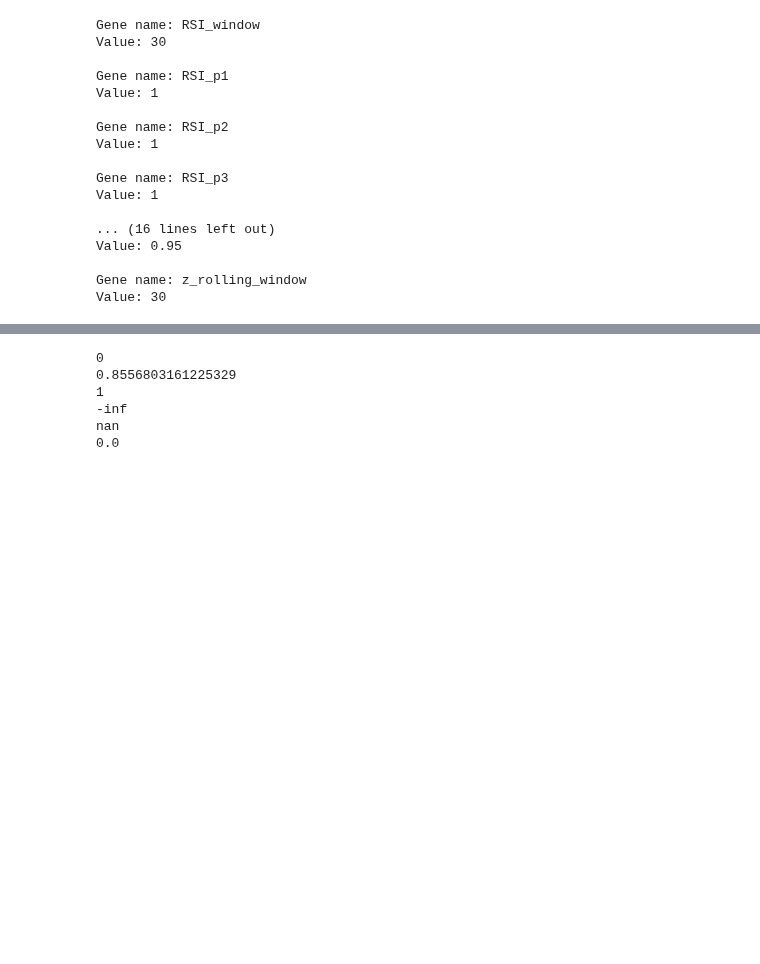
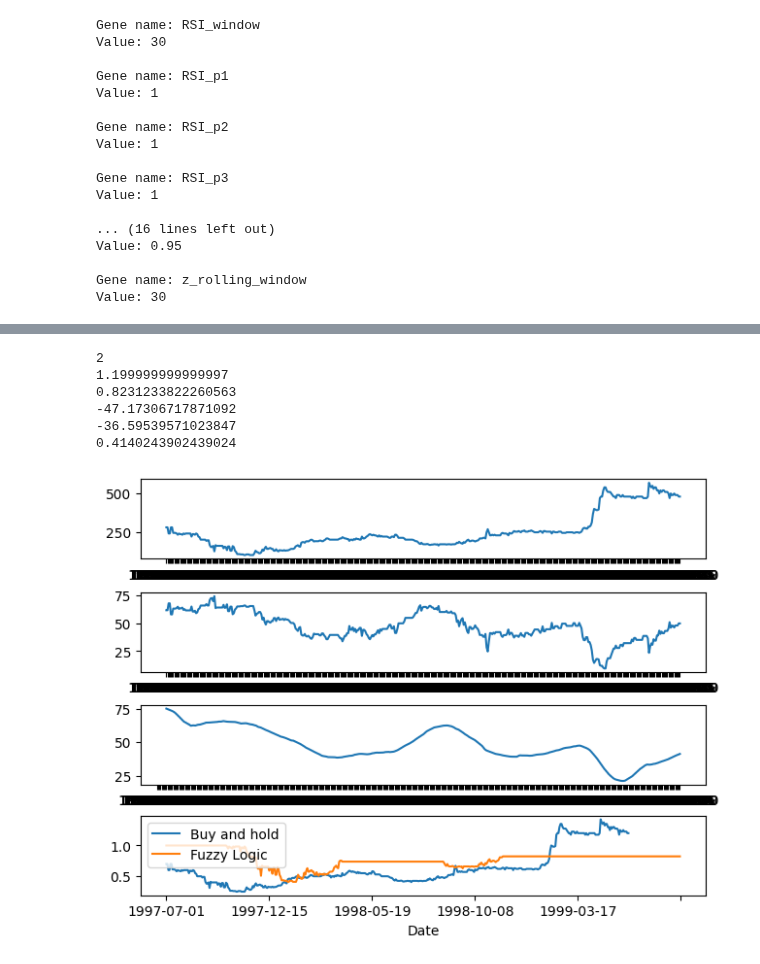
Before and after one commit to riokatipunan/rio_katipunan_portfolio, a Jupyter notebook: Application of Machine Learning in Stock Trading/Notebook/Application-of-fuzzy-logic-and-genetic-algorithms-to-stock-tradingv2.ipynb, the cells around one changed output, grey strips where cells are left out. Saved outputs shown, nothing was run; the diff lists cells and outputs as text; code cells hidden in the pictures; blank space fills up the shorter version.

```diff
--- a/Application of Machine Learning in Stock Trading/Notebook/Application-of-fuzzy-logic-and-genetic-algorithms-to-stock-tradingv2.ipynb
+++ b/Application of Machine Learning in Stock Trading/Notebook/Application-of-fuzzy-logic-and-genetic-algorithms-to-stock-tradingv2.ipynb
@@ -119,22 +118,20 @@ def linearf(val:int, vector:list[int], positive_slope:bool = True) -> float:
     # if the linear membership function has a positive slope
     if positive_slope:
        if val < a:
-           fuzzy_value = 0
+           return 0
        elif val > b:
-           fuzzy_value = 1
+           return 1
        else:
-           fuzzy_value = (val - a)/(b - a)
+           return (val - a)/(b - a)
 
     # if the linear membership function has a negative slope
     else:
        if val < a:
-           fuzzy_value = 1
+           return 1
        elif val > b:
-           fuzzy_value = 0
+           return 0
        else:
-           fuzzy_value =  (b - val)/(b - a)
-
-    return fuzzy_value
+           return  (b - val)/(b - a)
 # %%
 # build a class that will encapsulate a stock and perform fuzzy technical analysis on it
 class fuzzy_TA:
@@ -1256,7 +1253,7 @@ class fuzzy_TA:
         self.df['z_sum'] = self.z['z_sum'] / self.u_sum['sum']
 # %%
 # create a function that splits the data into train and test sets
-def split_train_test_sets(series: pd.DataFrame) -> tuple(pd.DataFrame, pd.DataFrame):
+def split_train_test_sets(series: pd.DataFrame) -> (pd.DataFrame, pd.DataFrame):
     """
     This function splits the time series data into train and test sets
 
@@ -1433,7 +1432,7 @@ class Gene():
 
         Arguments:
             self
-                the current instance of the class
+                the instance of the class
 
         Returns:
             text:str
@@ -1800,10 +1799,10 @@ def evaluate_fitness(series:pd.DataFrame, genome:Genome) -> list[Union[int, floa
     # print(stock.df[['z_sum', 'z_sum_rolling', 'z_sum_ewm']].tail(20))
 
     # plot the z values
-    # fig, axs = plt.subplots(4, 1, layout='constrained')
-    # axs[0].plot(stock.df['Close'].tail(450))
-    # axs[1].plot(stock.df['z_sum'].tail(450))
-    # axs[2].plot(stock.df['z_sum_rolling'].tail(450))
+    fig, axs = plt.subplots(4, 1, layout='constrained')
+    axs[0].plot(stock.df['Close'].tail(450))
+    axs[1].plot(stock.df['z_sum'].tail(450))
+    axs[2].plot(stock.df['z_sum_rolling'].tail(450))
     # axs[3].plot(stock.df['z_sum_ewm'].tail(200))
     # plt.show()
 
@@ -1882,14 +1881,14 @@ def evaluate_fitness(series:pd.DataFrame, genome:Genome) -> list[Union[int, floa
     max_drawdown = np.ptp(stock.df["returns"])/stock.df["returns"].max()
 
     # compute for the total returns and plot these
-    # stock.df['change'].cumprod().tail(450).plot(label = 'Buy and hold')
-    # stock.df['returns'].cumprod().plot(label = 'Fuzzy Logic').legend()
+    stock.df['change'].cumprod().tail(450).plot(label = 'Buy and hold')
+    stock.df['returns'].cumprod().plot(label = 'Fuzzy Logic').legend()
     # stock.df['returns'].cumprod().tail(450).plot(label = 'Fuzzy Logic')
 
     # show the percent change of the returns for buy and hold vs fuzzy logic
     # print(stock.df['change'].cumprod()[-1], stock.df['returns'].cumprod()[-1])
 
-    return (num_trades, bnh_returns, strat_returns, strat_sharpe_ratio, strat_sortino_ratio, max_drawdown)
+    return (stock, num_trades, bnh_returns, strat_returns, strat_sharpe_ratio, strat_sortino_ratio, max_drawdown)
 # %%
 print(genome1)
 # %% [output]
@@ -1913,19 +1932,20 @@ Value: 281
 # %%
-# genome1 = Genome(test_gene_list)
-genome1 = Genome(gene_list)
-genome1.initialize_genome()
-num_trades, bnh_returns, strat_returns, strat_sharpe_ratio, strat_sortino_ratio, max_drawdown= evaluate_fitness(train_set[2000], genome1)
+genome1 = Genome(test_gene_list)
+# genome1 = Genome(gene_list)
+# genome1.initialize_genome()
+stock, num_trades, bnh_returns, strat_returns, strat_sharpe_ratio, strat_sortino_ratio, max_drawdown= evaluate_fitness(train_set[2500], genome1)
 # print(returns)
 print(num_trades)
 print(bnh_returns)
 print(strat_returns)
 print(strat_sharpe_ratio)
 print(strat_sortino_ratio)
 print(max_drawdown)
 # %% [output]
-0
-0.8556803161225329
-1
--inf
-nan
-0.0
+2
+1.199999999999997
+0.8231233822260563
+-47.17306717871092
+-36.59539571023847
+0.4140243902439024
+[figure, added]
```
Also changed, not shown: parts of 9 cells of this notebook.
